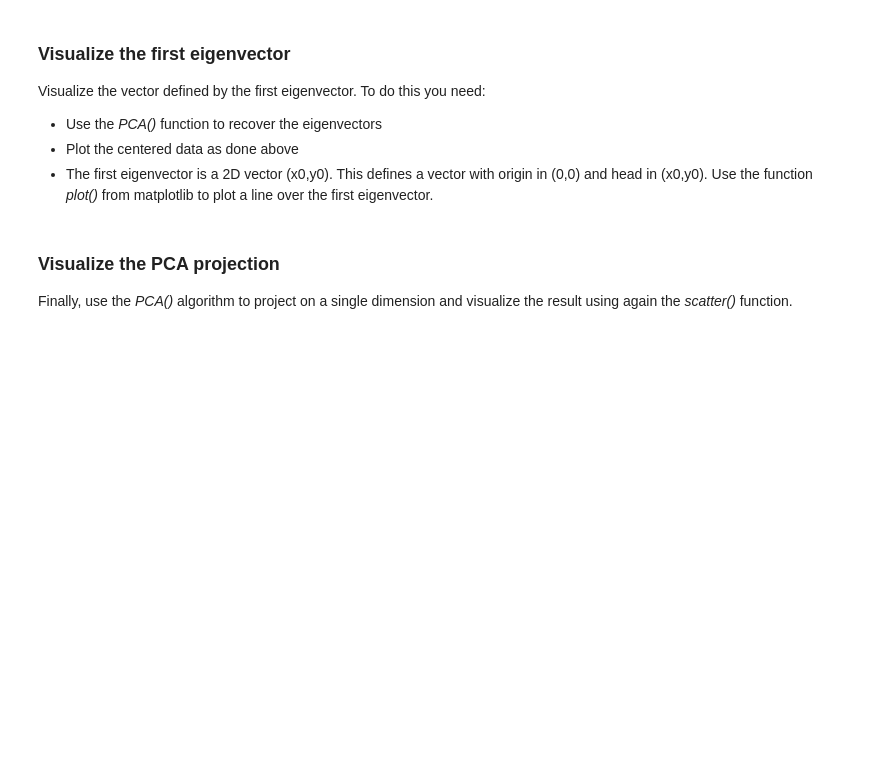
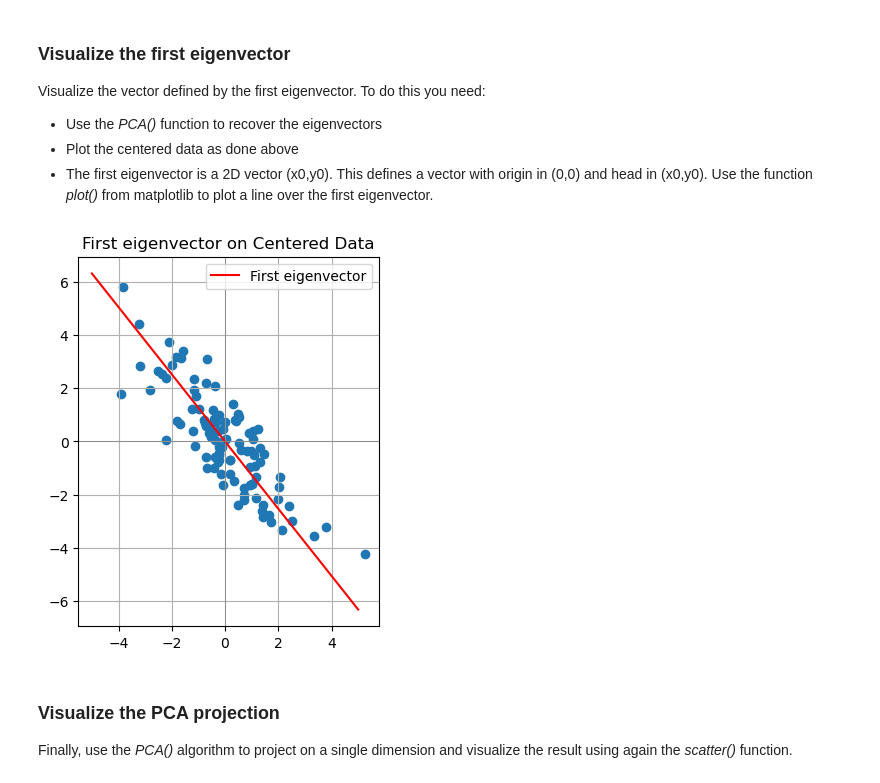
Before and after one commit to sofija-13/intro_AI-ML, a Jupyter notebook: assignment3/IN3050_assignment_3.ipynb, the cells around one changed output. Cells and saved outputs as stored; diff of their text form; code cells hidden in the pictures; blank space fills up the shorter version.

```diff
--- a/assignment3/IN3050_assignment_3.ipynb
+++ b/assignment3/IN3050_assignment_3.ipynb
@@ -176,3 +198,24 @@ def pca(A, m):
+# %%
+def pca(A, m):
+    # Center the data
+    X = center_data(A)
+
+    # Compute the covariance matrix
+    C = compute_covariance_matrix(X)
+
+    # Compute eigenvalues and eigenvectors
+    eigval, eigvec = compute_eigenvalue_eigenvectors(C)
+
+    # Sort eigenvalues and eigenvectors (descending order)
+    sorted_eigval, sorted_eigvec = sort_eigenvalue_eigenvectors(eigval, eigvec)
+
+    # Select top 'm' eigenvectors
+    pca_eigvec = sorted_eigvec[:, :m]  # Shape: [M x m]
+
+    # Project the data onto the new m-dimensional subspace
+    P = X @ pca_eigvec  # Shape: [N x m]
+
+    return pca_eigvec, P
 # %% [markdown]
 Test your function checking the following assertion on *testcase*:
 # %%
@@ -229,3 +273,29 @@ plt.plot(x, y)
+# %%
+# Perform PCA with m=2 to recover the eigenvectors
+pca_eigvec, P = pca(X, m=2)
+
+# Plot the centered data as done above
+X_centered = center_data(X)
+plt.scatter(X_centered[:, 0], X_centered[:, 1])
+
+# Get the first eigenvector (2D)
+first_eigvec = pca_eigvec[:, 0]
+
+# Plot line over the first eignevector
+x = np.linspace(-5, 5, 1000)
+y = first_eigvec[1]/first_eigvec[0] * x
+plt.plot(x, y, color='red', label='First eigenvector')
+
+plt.axhline(0, color='gray', linewidth=0.5)
+plt.axvline(0, color='gray', linewidth=0.5)
+plt.gca().set_aspect('equal')
+plt.legend()
+plt.title("First eigenvector on Centered Data")
+plt.grid(True)
+
+plt.show()
+# %% [output]
+[figure, added]
 # %% [markdown]
 ### Visualize the PCA projection
 Finally, use the *PCA()* algorithm to project on a single dimension and visualize the result using again the *scatter()* function.
```
Also changed, not shown: parts of 41 cells of this notebook.
